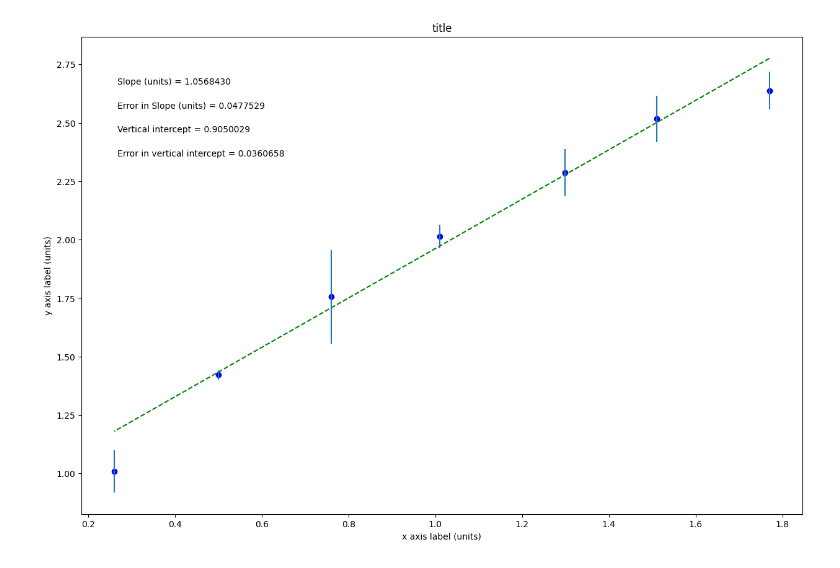
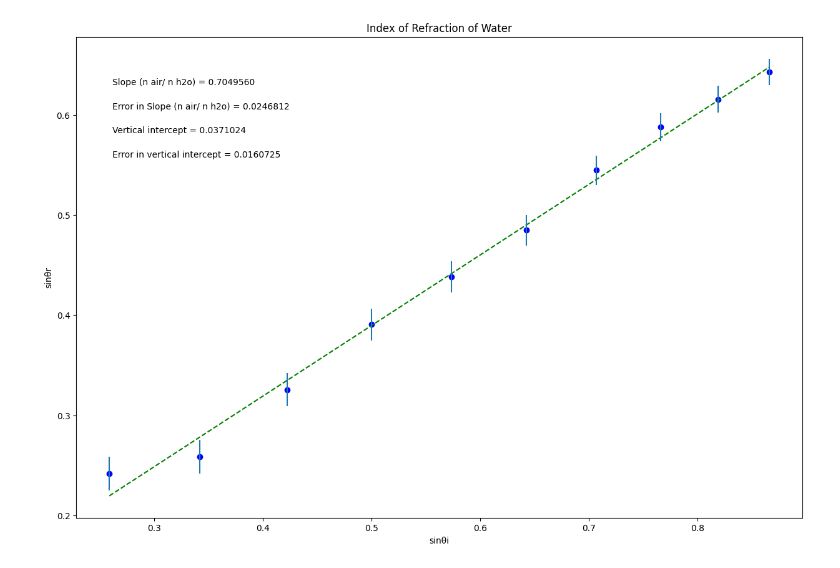
Before and after one commit to fionamorrow/PHSX-218, a Jupyter notebook: PHSX218_Lab8_FM.ipynb, the cells around one changed output. Cells and saved outputs as stored; diff of their text form; code cells hidden in the pictures.

```diff
--- a/PHSX218_Lab8_FM.ipynb
+++ b/PHSX218_Lab8_FM.ipynb
@@ -19,28 +19,28 @@ import matplotlib.pyplot as plt
 #variable names should start with a letter and must contain only letters, numbers, and underscores
 
 
-xvariable_changeme = np.array([1.770, 1.510, 1.299, 1.010, 0.760, 0.500, 0.260])
+xvariable_sin_theta_i = np.array([0.258819045, 0.342020143, 0.422618262, 0.5, 0.573576436, 0.64278761, 0.707106781, 0.766044443, 0.819152044, 0.866025404])
 
-yvariable_changeme = np.array([2.638, 2.517, 2.287, 2.014, 1.756, 1.421, 1.009])
+yvariable_sin_theta_r = np.array([0.241921896, 0.258819045, 0.325568154, 0.390731128, 0.438371147, 0.48480962, 0.544639035, 0.587785252, 0.615661475, 0.64278761])
 
-err_yvariable_changeme = np.array([0.08, 0.1, 0.1, 0.05, 0.2, 0.02, 0.09])
+err_sin_theta_r = np.array([0.01689715, 0.016818311, 0.016451989, 0.016005515, 0.015619353, 0.01519038, 0.014553868, 0.014029771, 0.013658916, 0.013271419])
 
 
 
 #Re-assign variables as x, y, dy so that the remaining plotting code may remain generic
 #UPDATE VARIABLE NAMES (ON RHS OF EACH EQUAL SIGN) TO MATCH VARIABLE NAMES FOR DATA ABOVE
 
-x = xvariable_changeme             #this should be the array you want to plot on the x axis
-y = yvariable_changeme             #this should be the array you want to plot on the y axis
-dy = err_yvariable_changeme        #this should be your error in y array
+x = xvariable_sin_theta_i             #this should be the array you want to plot on the x axis
+y = yvariable_sin_theta_r           #this should be the array you want to plot on the y axis
+dy = err_sin_theta_r        #this should be your error in y array
 
 
 #UPDATE EACH OF THESE 4 STRINGS FOR YOUR PLOT LABELS AS YOU WANT THEM TO APPEAR
 
-plot_title= 'title'
-x_label= 'x axis label (units)'
-y_label= 'y axis label (units)'
-slope_units= 'units'
+plot_title= 'Index of Refraction of Water'
+x_label= 'sinθi'
+y_label= 'sinθr'
+slope_units= 'n air/ n h2o'
 
 #UPDATE ANNOTATION PLACEMENT SO IT'S OUT OF WAY OF PLOTTED DATA AND BEST FIT LINE
 #integer from 1 to 4, top R corner is 1 (counter-clockwise from there)
@@ -92,31 +92,31 @@ elif annotation_placement==3 or annotation_placement==4:
 #Don't need to change anything in this section!
 
 #Plot data on graph. Plot error bars and place values for slope,
 #error in slope, and vertical intercept (plus error) on the plot using "annotate"
 
 plt.figure(figsize=(15,10))
 
 plt.plot(x, fit, color='green', linestyle='--')
 plt.scatter(x, y, color='blue', marker='o')
 
 plt.xlabel(x_label)
 plt.ylabel(y_label)
 plt.title(plot_title)
 
 plt.errorbar(x, y, yerr=dy, xerr=None, fmt="none") #don't need to plot x error bars
 
 plt.annotate('Slope ({}) = {value:.{digits}f}'.format(slope_units,value=m, digits=7),
              (xpos, ypos[0]), xycoords='axes fraction')
 
 plt.annotate('Error in Slope ({}) = {value:.{digits}f}'.format(slope_units,value=dm, digits=7),
              (xpos, ypos[1]), xycoords='axes fraction')
 
 plt.annotate('Vertical intercept = {value:.{digits}f}'.format(value=b, digits=7),
              (xpos, ypos[2]), xycoords='axes fraction')
 
 plt.annotate('Error in vertical intercept = {value:.{digits}f}'.format(value=db, digits=7),
              (xpos, ypos[3]), xycoords='axes fraction')
 
 plt.show()
 # %% [output]
-[figure, old version]
+[figure, new version]
```
